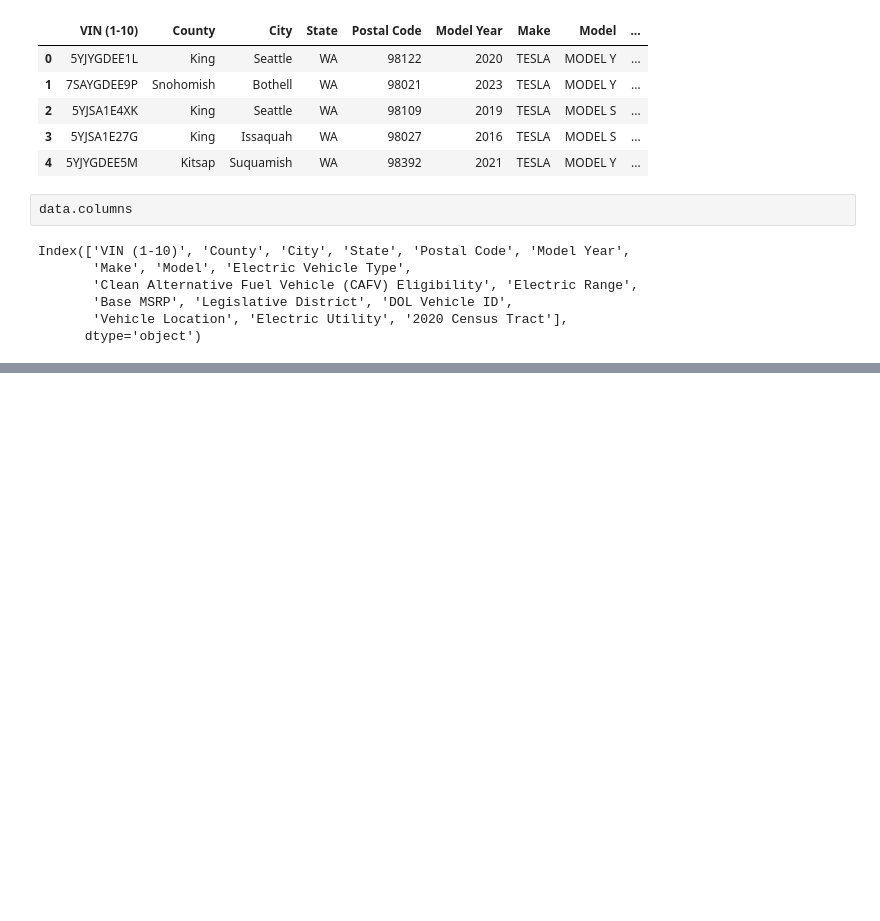
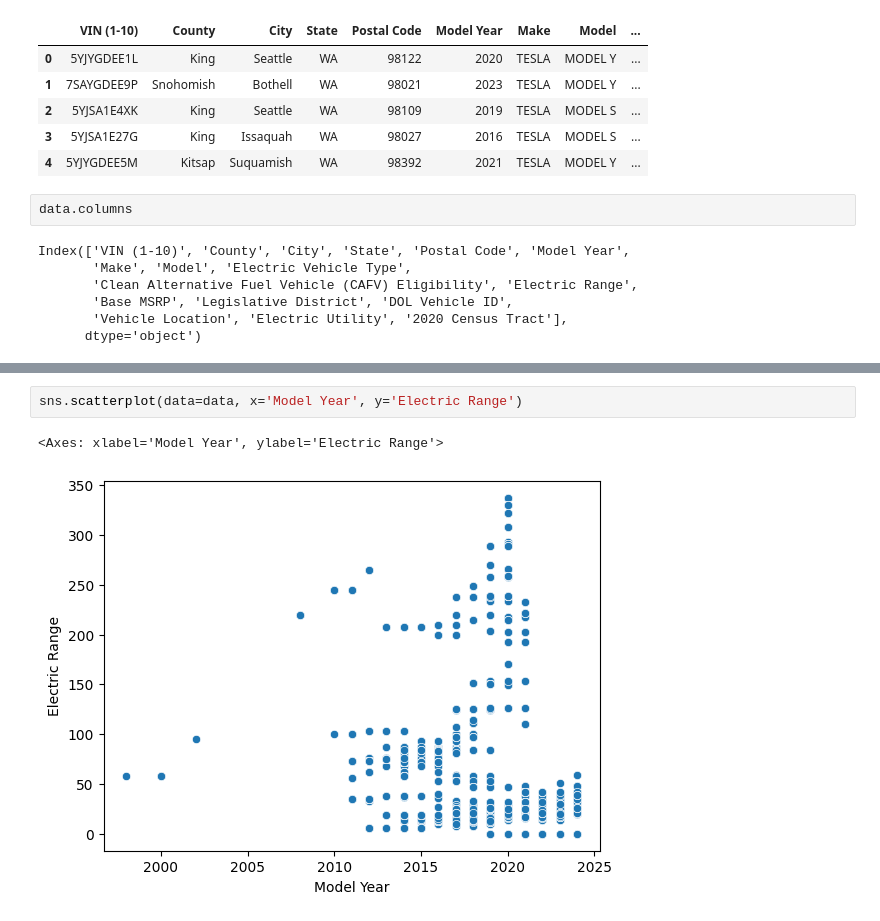
Before and after one commit to Pubudu-98/Colab, a Jupyter notebook: Data_Science_Project_EV_Data_Analysis_.ipynb, the cells around one changed output, grey strips where cells are left out. Cells and saved outputs as stored; diff of their text form; blank space fills up the shorter version.

```diff
--- a/Data_Science_Project_EV_Data_Analysis_.ipynb
+++ b/Data_Science_Project_EV_Data_Analysis_.ipynb
@@ -138,0 +156,5 @@ memory usage: 3.4+ MB
+# %%
+sns.scatterplot(data=data, x='Model Year', y='Electric Range')
+# %% [output]
+<Axes: xlabel='Model Year', ylabel='Electric Range'>
+[figure, added]
```
Also changed, not shown: parts of 13 cells of this notebook.
